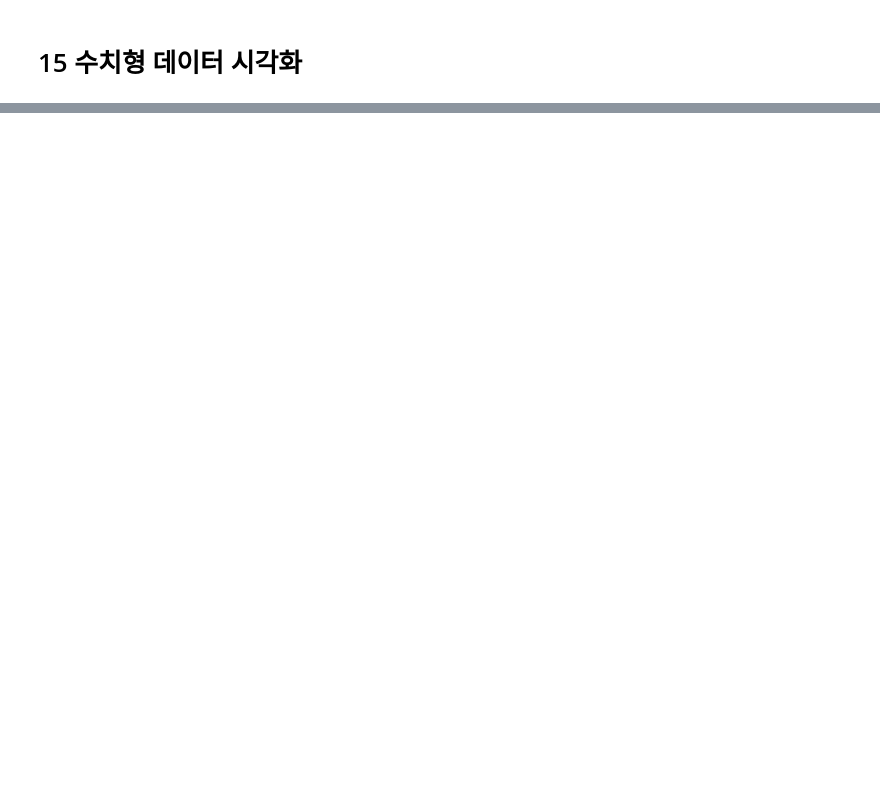
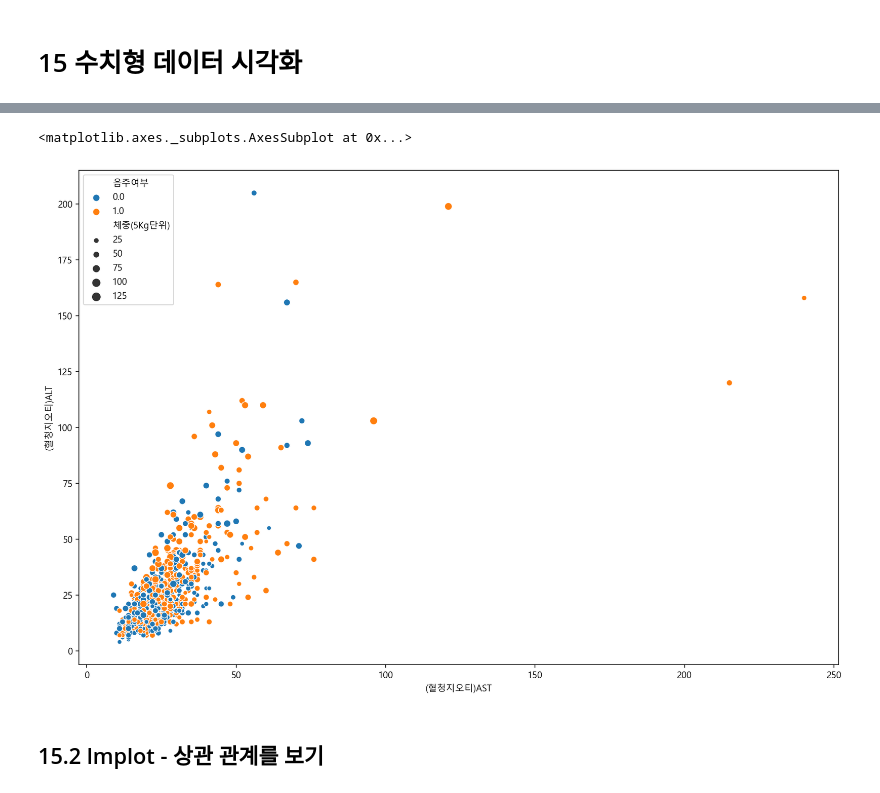
Before and after one commit to jang3463/python-practice, a Jupyter notebook: 건강검진 데이터로 가설 검정하기.ipynb, the cells around one changed output, grey strips where cells are left out. Cells and saved outputs as stored; diff of their text form; code cells hidden in the pictures; blank space fills up the shorter version.

```diff
--- a/건강검진 데이터로 가설 검정하기.ipynb
+++ b/건강검진 데이터로 가설 검정하기.ipynb
@@ -658,0 +602,13 @@ sns.lmplot(data=df_sample,x='연령대코드(5세단위)',y='혈색소',hue='음
+# %%
+# scatterplot으로 "(혈청지오티)AST","(혈청지오티)ALT"을 그리고 음주여부에 따라 다른 색상으로 표현되게합니다.
+# 이상치를 확인하기 좋음
+# 여러개의 변수를 한번에 시각화 할 수 있음
+
+
+plt.figure(figsize=(15,10))
+sns.scatterplot(data=df_sample,x='(혈청지오티)AST',y='(혈청지오티)ALT',hue='음주여부',size='체중(5Kg단위)')
+# %% [output]
+<matplotlib.axes._subplots.AxesSubplot at 0x...>
+[figure, added]
+# %% [markdown]
+## 15.2 lmplot - 상관 관계를 보기
```
Also changed, not shown: parts of 57 cells of this notebook.
